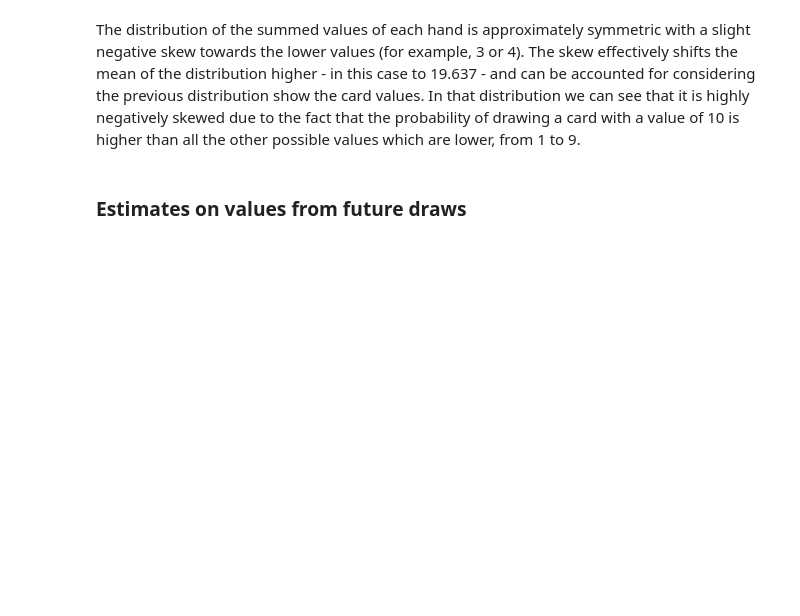
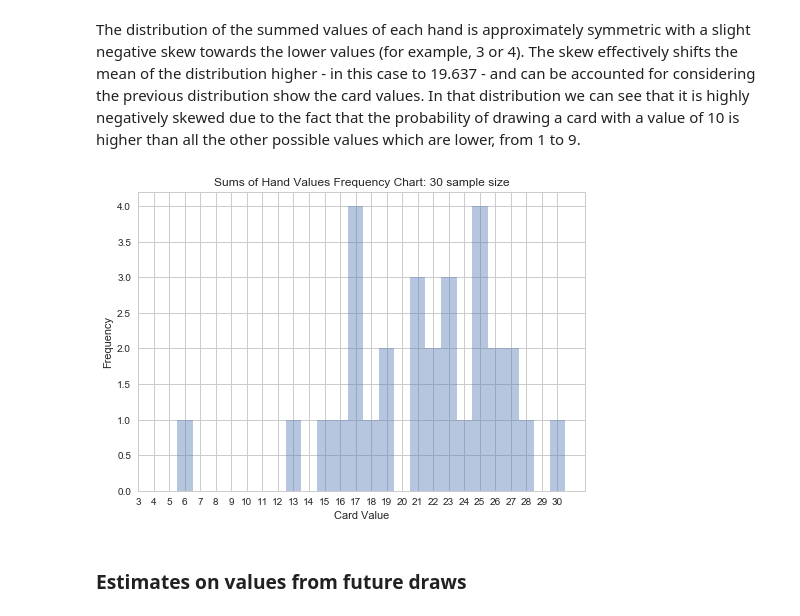
Before and after one commit to hichana/udacity, a Jupyter notebook: P2/descriptive_stats_project/descriptive_statistics_project.ipynb, the cells around one changed output. Cells and saved outputs as stored; diff of their text form; code cells hidden in the pictures; blank space fills up the shorter version.

```diff
--- a/P2/descriptive_stats_project/descriptive_statistics_project.ipynb
+++ b/P2/descriptive_stats_project/descriptive_statistics_project.ipynb
@@ -302,5 +302,21 @@ plt.show()
 # %% [markdown]
 The distribution of the summed values of each hand is approximately symmetric with a slight negative skew towards the lower values (for example, 3 or 4). The skew effectively shifts the mean of the distribution higher - in this case to 19.637 - and can be accounted for considering the previous distribution show the card values. In that distribution we can see that it is highly negatively skewed due to the fact that the probability of drawing a card with a value of 10 is higher than all the other possible values which are lower, from 1 to 9.
+# %%
+"""Plot list in histogram"""
+fig, ax = plt.subplots()
+
+# calculate number of bins
+num_bins = max(sum_hands) - min(sum_hands) + 1
+
+sns.distplot(sum_hands, bins=num_bins, hist_kws={"range":(min(sum_hands)-.5,max(sum_hands)+.5)}, ax=ax, kde=False)
+
+ax.set_title("Sums of Hand Values Frequency Chart: {} sample size".format(sample_size))
+ax.set_ylabel("Frequency")
+ax.set_xlabel("Card Value")
+plt.xticks(range(num_cards,len(sum_hands)+1))
+plt.show()
+# %% [output]
+[figure, added]
 # %% [markdown]
 ### Estimates on values from future draws
 # %%
```
Also changed, not shown: parts of 11 cells of this notebook, 1 other file.
